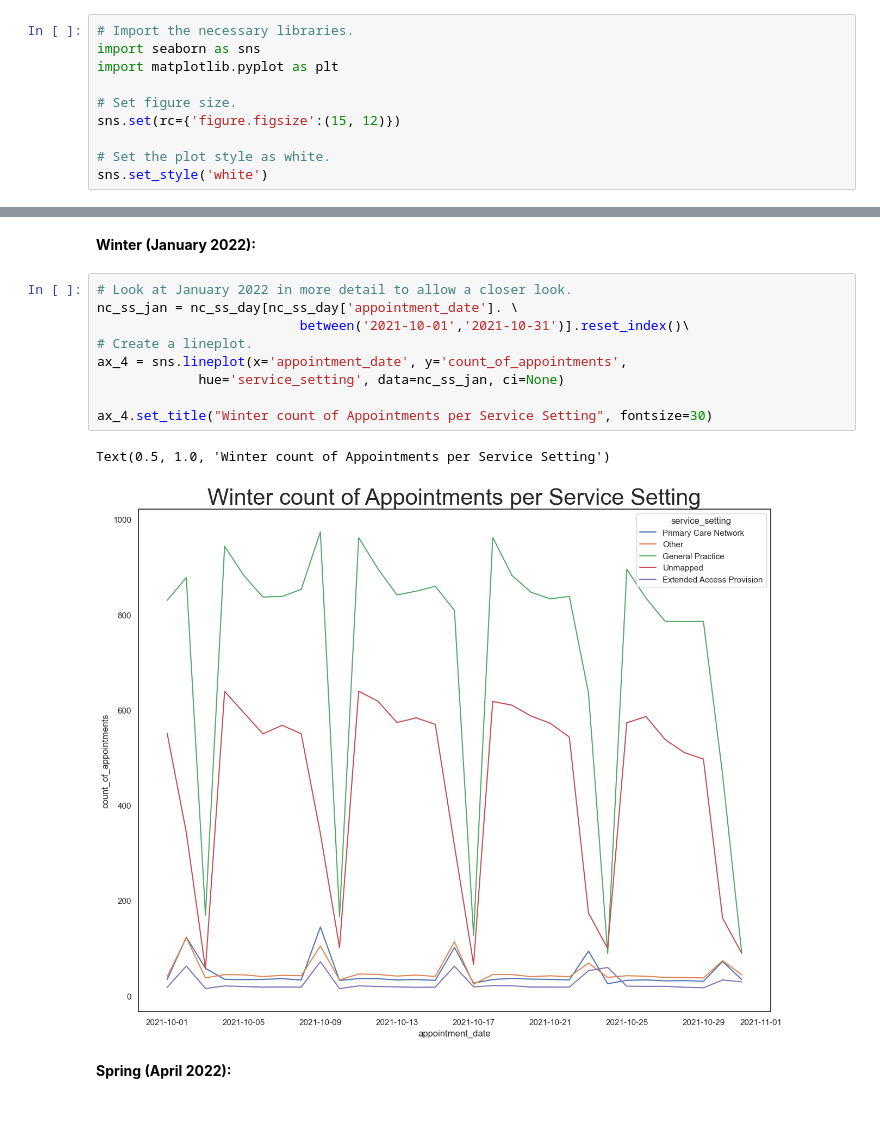
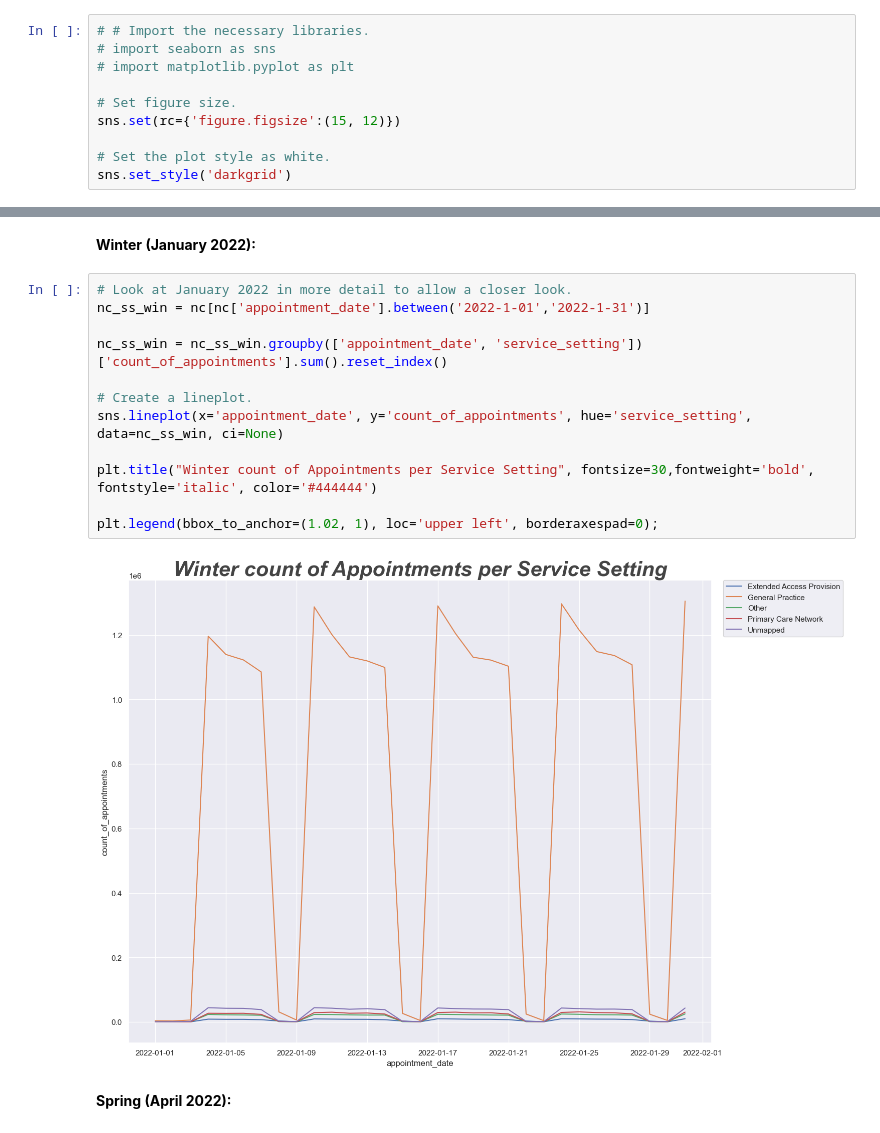
Before and after one commit to Matteo-Natalini/NHS_Staffing_and_Resource_Utilization_Analysis_with-Python, a Jupyter notebook: Natalini_Matteo_DA201_Assignment_Notebook.ipynb, the cells around one changed output, grey strips where cells are left out. Drawn from its saved outputs; the diff is of its cells as text.

```diff
--- a/Natalini_Matteo_DA201_Assignment_Notebook.ipynb
+++ b/Natalini_Matteo_DA201_Assignment_Notebook.ipynb
@@ -459,15 +527,15 @@ dtype: int64
 # %% [markdown]
 ### Create visualisations and identify possible monthly and seasonal trends in the data.
 # %%
-# Import the necessary libraries.
-import seaborn as sns
-import matplotlib.pyplot as plt
+# # Import the necessary libraries.
+# import seaborn as sns
+# import matplotlib.pyplot as plt
 
 # Set figure size.
 sns.set(rc={'figure.figsize':(15, 12)})
 
 # Set the plot style as white.
-sns.set_style('white')
+sns.set_style('darkgrid')
 # %% [markdown]
 ### Objective 1
 Create three visualisations indicating the number of appointments per month for service settings, context types, and national categories.
@@ -718,16 +830,18 @@ Text(0.5, 1.0, 'Autumn count of Appointments per Service Setting')
 **Winter (January 2022):**
 # %%
 # Look at January 2022 in more detail to allow a closer look.
-nc_ss_jan = nc_ss_day[nc_ss_day['appointment_date']. \
-                          between('2021-10-01','2021-10-31')].reset_index()\
+nc_ss_win = nc[nc['appointment_date'].between('2022-1-01','2022-1-31')]
+
+nc_ss_win = nc_ss_win.groupby(['appointment_date', 'service_setting'])['count_of_appointments'].sum().reset_index()
+
 # Create a lineplot.
-ax_4 = sns.lineplot(x='appointment_date', y='count_of_appointments',
-             hue='service_setting', data=nc_ss_jan, ci=None)
+sns.lineplot(x='appointment_date', y='count_of_appointments', hue='service_setting', data=nc_ss_win, ci=None)
 
-ax_4.set_title("Winter count of Appointments per Service Setting", fontsize=30)
+plt.title("Winter count of Appointments per Service Setting", fontsize=30,fontweight='bold', fontstyle='italic', color='#444444')
+
+plt.legend(bbox_to_anchor=(1.02, 1), loc='upper left', borderaxespad=0);
 # %% [output]
-Text(0.5, 1.0, 'Winter count of Appointments per Service Setting')
-[figure, old version]
+[figure, new version]
 # %% [markdown]
 **Spring (April 2022):**
 # %%
```
Also changed, not shown: parts of 79 cells of this notebook, 1 other file.
